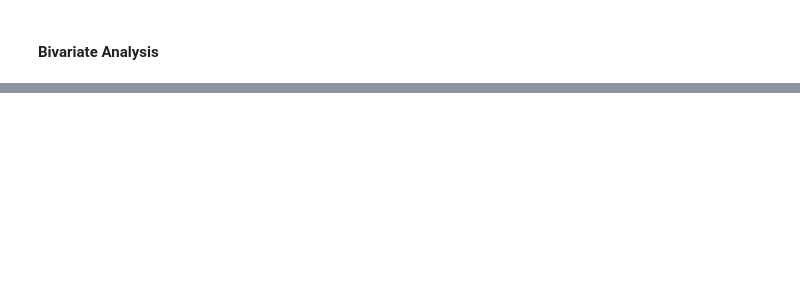
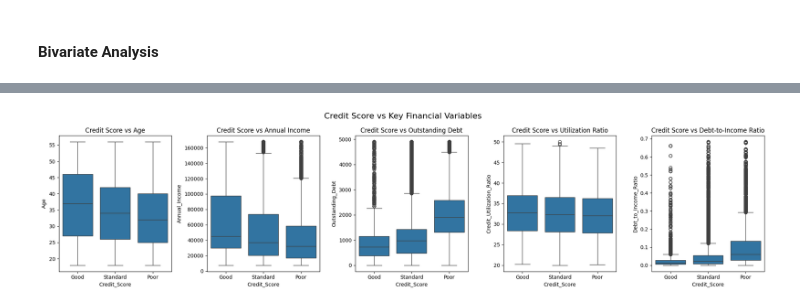
Before and after one commit to Pooja-Spandana/PaisaBazaar, a Jupyter notebook: Notebooks/Data_cleaning_&_EDA.ipynb, the cells around one changed output, grey strips where cells are left out. Cells and saved outputs as stored; diff of their text form; code cells hidden in the pictures; blank space fills up the shorter version.

```diff
--- a/Notebooks/Data_cleaning_&_EDA.ipynb
+++ b/Notebooks/Data_cleaning_&_EDA.ipynb
@@ -461,0 +538,34 @@ plot_cat_features(clean_df, cat_features)
+# %%
+# Create subplots for Credit Score vs Key Variables
+fig, axes = plt.subplots(1, 5, figsize=(20, 5))
+fig.suptitle('Credit Score vs Key Financial Variables', fontsize=16)
+
+# Credit Score vs Age
+sns.boxplot(x='Credit_Score', y='Age', data=clean_df, ax=axes[0])
+axes[0].set_title("Credit Score vs Age")
+axes[0].tick_params(axis='x')
+
+# Credit Score vs Annual Income
+sns.boxplot(x='Credit_Score', y='Annual_Income', data=clean_df, ax=axes[1])
+axes[1].set_title("Credit Score vs Annual Income")
+axes[1].tick_params(axis='x')
+
+# Credit Score vs Outstanding Debt
+sns.boxplot(x='Credit_Score', y='Outstanding_Debt', data=clean_df, ax=axes[2])
+axes[2].set_title("Credit Score vs Outstanding Debt")
+axes[2].tick_params(axis='x')
+
+# Credit Score vs Utilization Ratio
+sns.boxplot(x='Credit_Score', y='Credit_Utilization_Ratio', data=clean_df, ax=axes[3])
+axes[3].set_title("Credit Score vs Utilization Ratio")
+axes[3].tick_params(axis='x')
+
+# Credit Score vs Debt-to-Income
+sns.boxplot(x='Credit_Score', y='Debt_to_Income_Ratio', data=clean_df, ax=axes[4])
+axes[4].set_title("Credit Score vs Debt-to-Income Ratio")
+axes[4].tick_params(axis='x')
+
+plt.tight_layout()
+plt.show()
+# %% [output]
+[figure, added]
```
Also changed, not shown: parts of 34 cells of this notebook.
